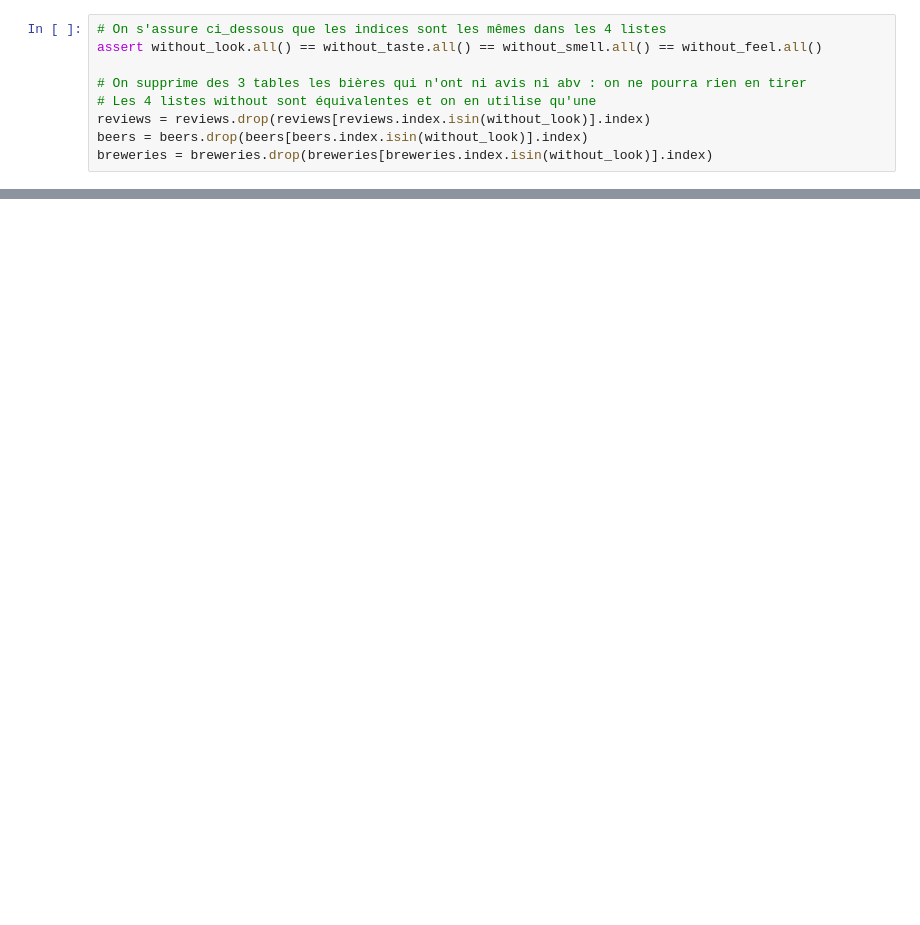
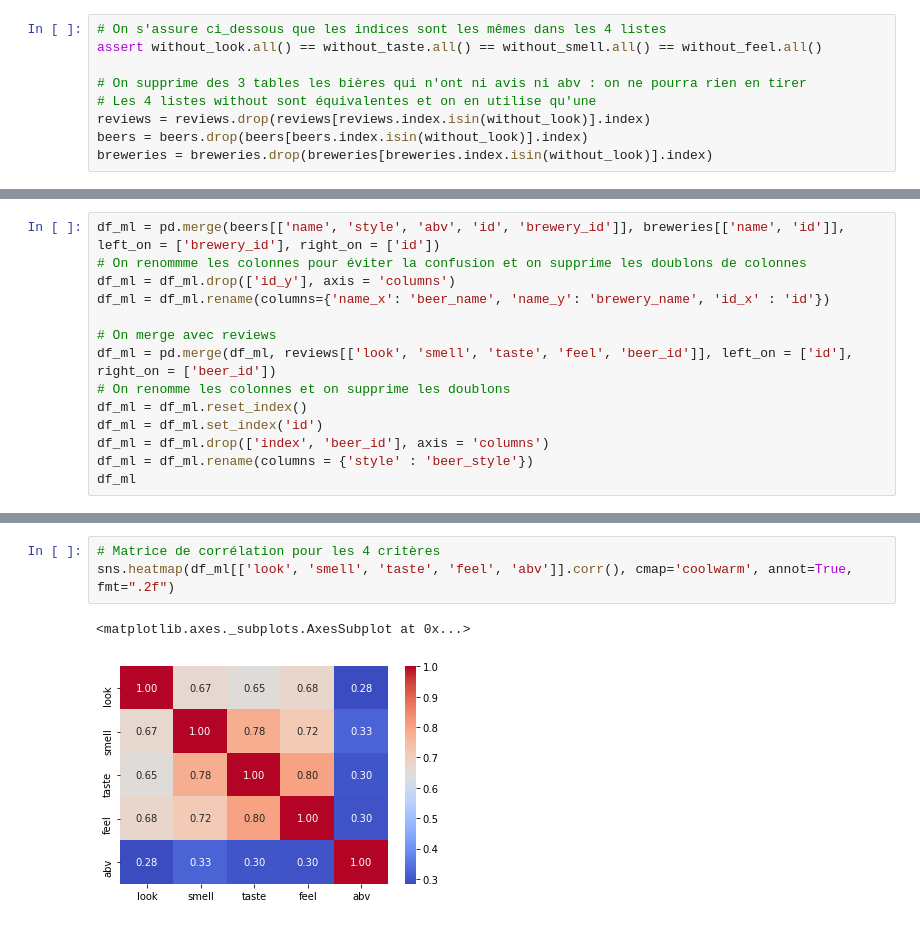
Before and after one commit to rhomain-rangeay/Projet-Python-pour-le-Data-Scientist, a Jupyter notebook: Projet_python_data_scientist.ipynb, the cells around one changed output, grey strips where cells are left out. Cells and saved outputs as stored; diff of their text form; blank space fills up the shorter version.

```diff
--- a/Projet_python_data_scientist.ipynb
+++ b/Projet_python_data_scientist.ipynb
@@ -346,0 +344,14 @@ df_ml = beers[[]]
+# %%
+df_ml = pd.merge(beers[['name', 'style', 'abv', 'id', 'brewery_id']], breweries[['name', 'id']], left_on = ['brewery_id'], right_on = ['id'])
+# On renommme les colonnes pour éviter la confusion et on supprime les doublons de colonnes
+df_ml = df_ml.drop(['id_y'], axis = 'columns')
+df_ml = df_ml.rename(columns={'name_x': 'beer_name', 'name_y': 'brewery_name', 'id_x' : 'id'})
+
+# On merge avec reviews
+df_ml = pd.merge(df_ml, reviews[['look', 'smell', 'taste', 'feel', 'beer_id']], left_on = ['id'], right_on = ['beer_id'])
+# On renomme les colonnes et on supprime les doublons
+df_ml = df_ml.reset_index()
+df_ml = df_ml.set_index('id')
+df_ml = df_ml.drop(['index', 'beer_id'], axis = 'columns')
+df_ml = df_ml.rename(columns = {'style' : 'beer_style'})
+df_ml
@@ -346,0 +400,6 @@ df_ml = beers[[]]
+# %%
+# Matrice de corrélation pour les 4 critères
+sns.heatmap(df_ml[['look', 'smell', 'taste', 'feel', 'abv']].corr(), cmap='coolwarm', annot=True, fmt=".2f")
+# %% [output]
+<matplotlib.axes._subplots.AxesSubplot at 0x...>
+[figure, added]
```
Also changed, not shown: parts of 8 cells of this notebook.
